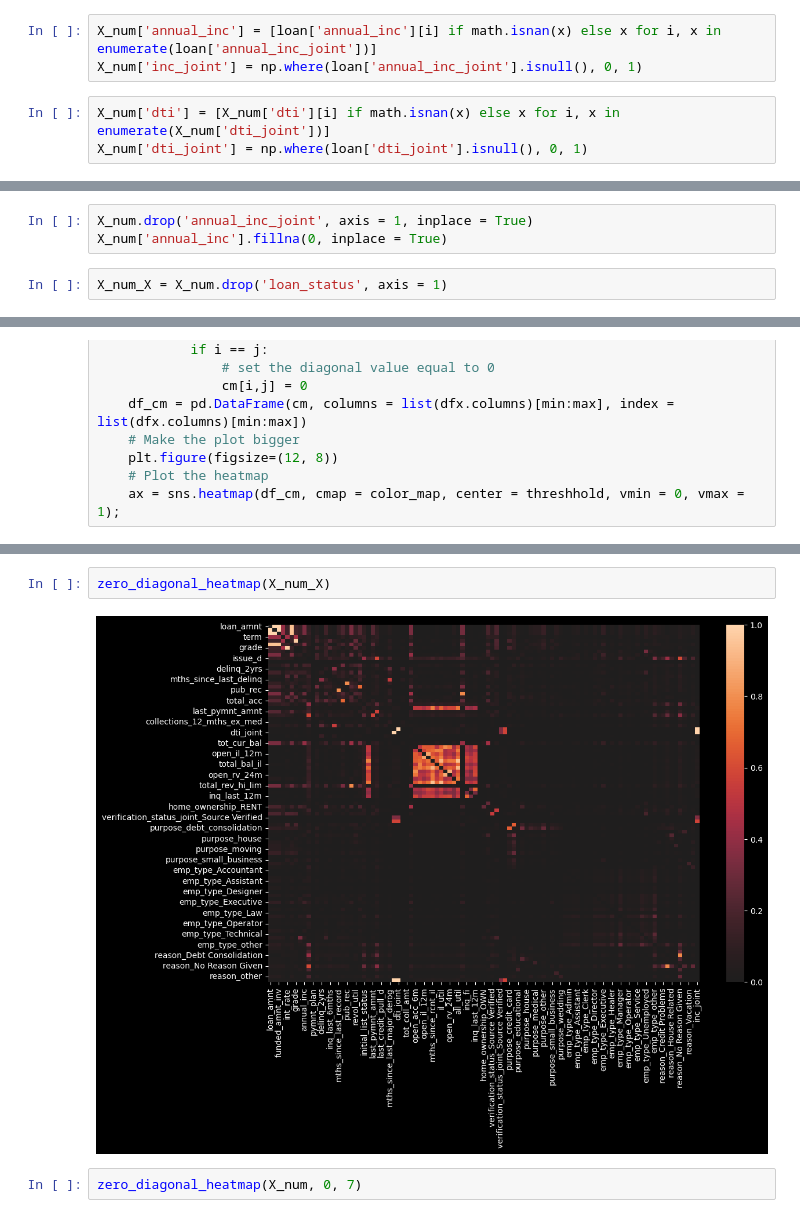
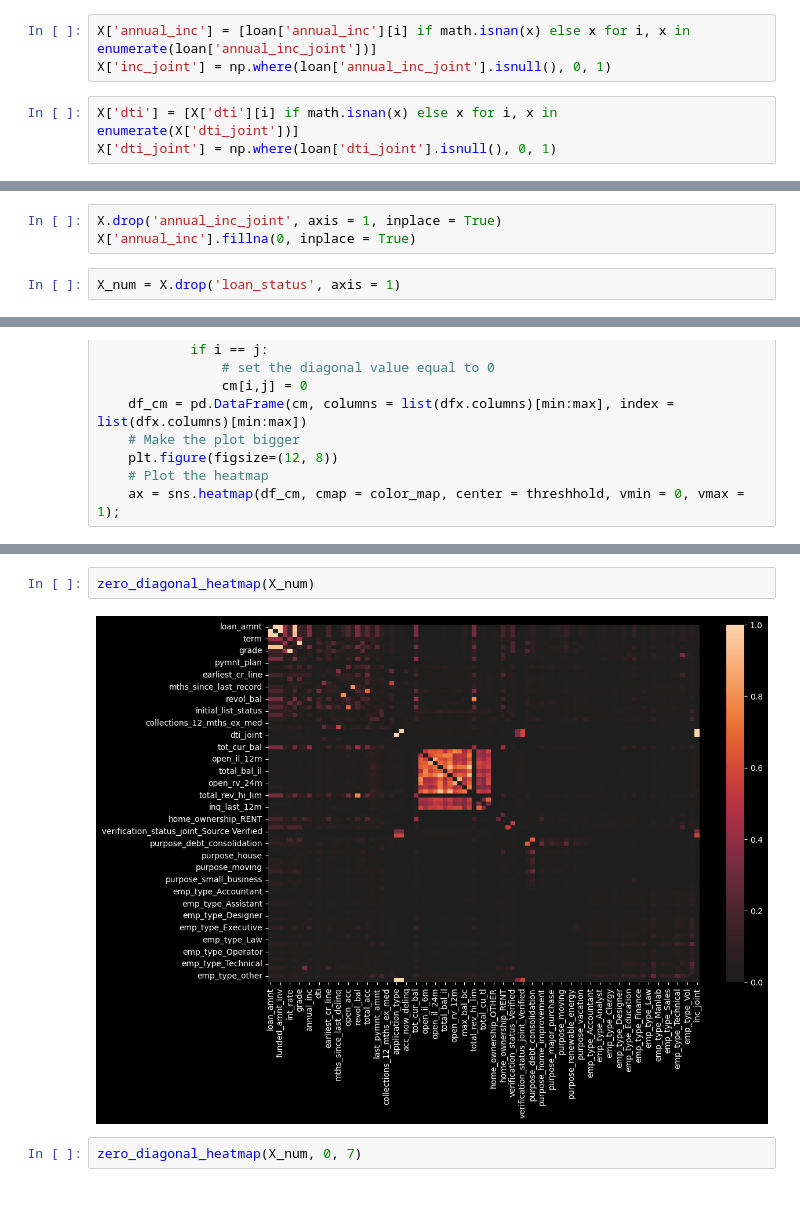
Before and after one commit to Jewdah18/Loan-Default-Risk, a Jupyter notebook: notebooks/Data Wrangling.ipynb, the cells around one changed output, grey strips where cells are left out. Drawn from its saved outputs; the diff is of its cells as text.

```diff
--- a/notebooks/Data Wrangling.ipynb
+++ b/notebooks/Data Wrangling.ipynb
@@ -497,7 +446,7 @@ list(X_num.columns[X_num.isna().sum()/X_num.shape[0] > 0])
 # %%
-X_num['annual_inc'] = [loan['annual_inc'][i] if math.isnan(x) else x for i, x in enumerate(loan['annual_inc_joint'])]
-X_num['inc_joint'] = np.where(loan['annual_inc_joint'].isnull(), 0, 1)
+X['annual_inc'] = [loan['annual_inc'][i] if math.isnan(x) else x for i, x in enumerate(loan['annual_inc_joint'])]
+X['inc_joint'] = np.where(loan['annual_inc_joint'].isnull(), 0, 1)
 # %%
-X_num['dti'] = [X_num['dti'][i] if math.isnan(x) else x for i, x in enumerate(X_num['dti_joint'])]
-X_num['dti_joint'] = np.where(loan['dti_joint'].isnull(), 0, 1)
+X['dti'] = [X['dti'][i] if math.isnan(x) else x for i, x in enumerate(X['dti_joint'])]
+X['dti_joint'] = np.where(loan['dti_joint'].isnull(), 0, 1)
 # %%
@@ -512,8 +456,8 @@ list(X_num.columns[X_num.isna().sum()/X_num.shape[0] > 0])
 # %%
-X_num.drop('annual_inc_joint', axis = 1, inplace = True)
-X_num['annual_inc'].fillna(0, inplace = True)
+X.drop('annual_inc_joint', axis = 1, inplace = True)
+X['annual_inc'].fillna(0, inplace = True)
 # %%
-X_num_X = X_num.drop('loan_status', axis = 1)
+X_num = X.drop('loan_status', axis = 1)
 # %% [markdown]
 #### Multicollinearity
 # %%
@@ -547,9 +491,9 @@ X_num.head()
 | 3 | 10000.0 | 10000.0 | 10000.0 | 3 | 13.49 | 339.31 | 5.0 | 10.0 | ... |
 | 4 | 3000.0 | 3000.0 | 3000.0 | 5 | 12.69 | 67.79 | 5.2 | 1.0 | ... |
 # %%
-zero_diagonal_heatmap(X_num_X)
+zero_diagonal_heatmap(X_num)
 # %% [output]
-[figure, old version]
+[figure, new version]
 # %%
 zero_diagonal_heatmap(X_num, 0, 7)
 # %% [output]
```
Also changed, not shown: parts of 39 cells of this notebook.
